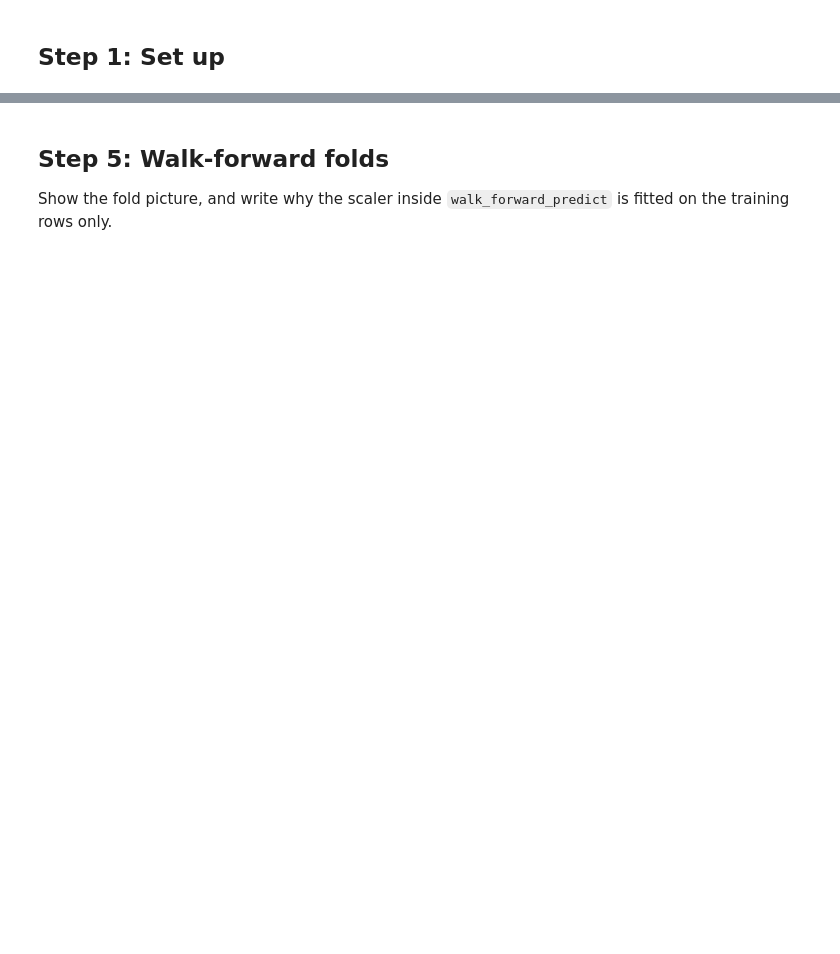
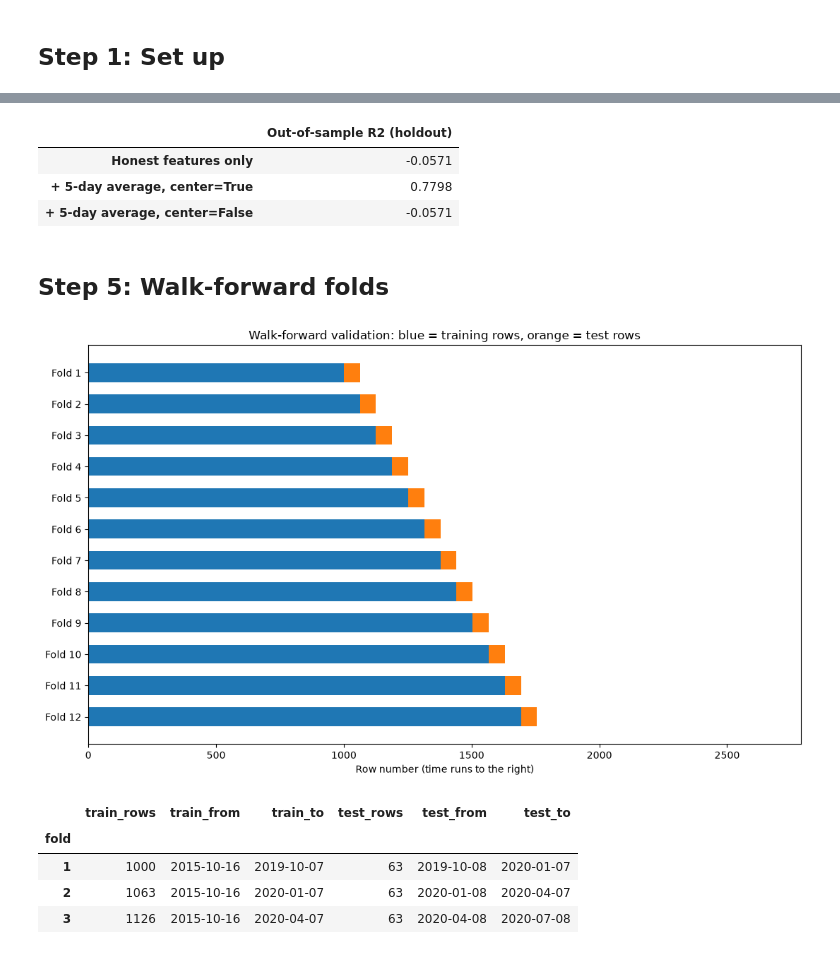
Before and after one commit to Matrixbenny/smm-202604-c2-module7-time-series, a Jupyter notebook: lab_3_machine_learning_models.ipynb, the cells around one changed output, grey strips where cells are left out. Cells and saved outputs as stored; diff of their text form; code cells hidden in the pictures; blank space fills up the shorter version.

Commit message:
Lab 3: Ridge and gradient boosting vs naive, DM tests, ablation, importance, next-day forecast

```diff
--- a/lab_3_machine_learning_models.ipynb
+++ b/lab_3_machine_learning_models.ipynb
@@ -72,4 +89,24 @@ print("Look-ahead test passed")
+# %%
+y_all = dataset["target_return"]
+X_honest = dataset[ALL_FEATURES_JPM]
+
+def holdout_r2(X):
+    X = X.dropna()
+    yy = y_all.loc[X.index]
+    cut = int(len(X) * 0.7)
+    scaler = StandardScaler().fit(X.iloc[:cut])                 # scaler fitted on the training part only
+    model = Ridge(alpha=10).fit(scaler.transform(X.iloc[:cut]), yy.iloc[:cut])
+    return out_of_sample_r2(yy.iloc[cut:], model.predict(scaler.transform(X.iloc[cut:])))
+
+leak_rows = {"Honest features only": holdout_r2(X_honest)}
+for centred in (True, False):
+    extra = features_with_a_leak(frame, centred)[["average_gap"]].reindex(dataset.index)
+    leak_rows[f"+ 5-day average, center={centred}"] = holdout_r2(pd.concat([X_honest, extra], axis=1))
+pd.Series(leak_rows, name="Out-of-sample R2 (holdout)").to_frame().round(4)
+# %% [output]
+|  | Out-of-sample R2 (holdout) |
+| Honest features only | -0.0571 |
+| + 5-day average, center=True | 0.7798 |
+| + 5-day average, center=False | -0.0571 |
 # %% [markdown]
 ## Step 5: Walk-forward folds
-
-Show the fold picture, and write why the scaler inside `walk_forward_predict` is fitted on the training rows only.
@@ -78,0 +113,11 @@ plot_walk_forward_layout(splits, len(dataset))
+# %%
+X, y = dataset[ALL_FEATURES_JPM], dataset["target_return"]
+plot_walk_forward_layout(splits, len(dataset))
+describe_splits(splits, dataset.index).head(3)
+# %% [output]
+[figure, added]
+|  | train_rows | train_from | train_to | test_rows | test_from | test_to |
+| fold |  |  |  |  |  |  |
+| 1 | 1000 | 2015-10-16 | 2019-10-07 | 63 | 2019-10-08 | 2020-01-07 |
+| 2 | 1063 | 2015-10-16 | 2020-01-07 | 63 | 2020-01-08 | 2020-04-07 |
+| 3 | 1126 | 2015-10-16 | 2020-04-07 | 63 | 2020-04-08 | 2020-07-08 |
```
Also changed, not shown: parts of 41 cells of this notebook, 2 other files.
